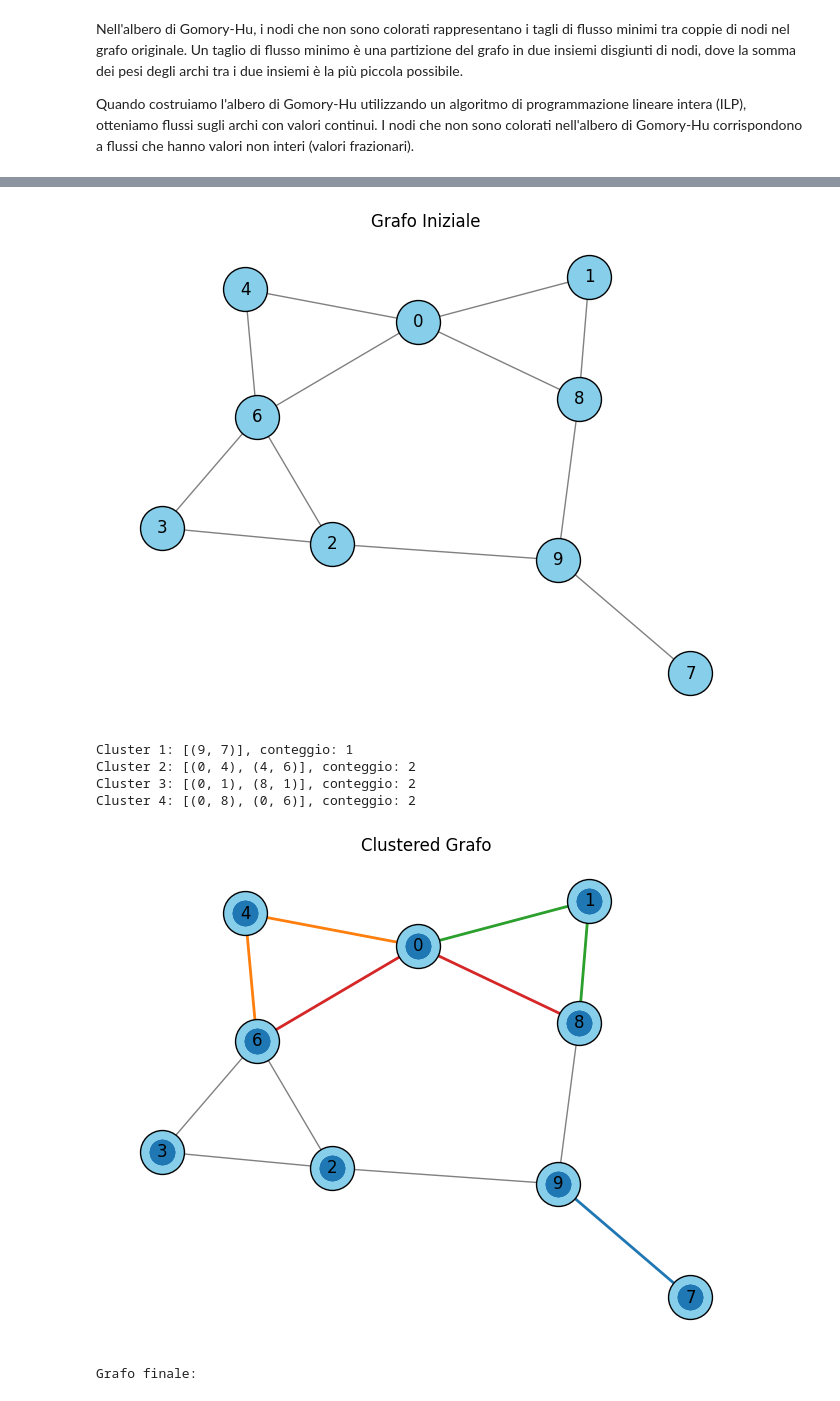
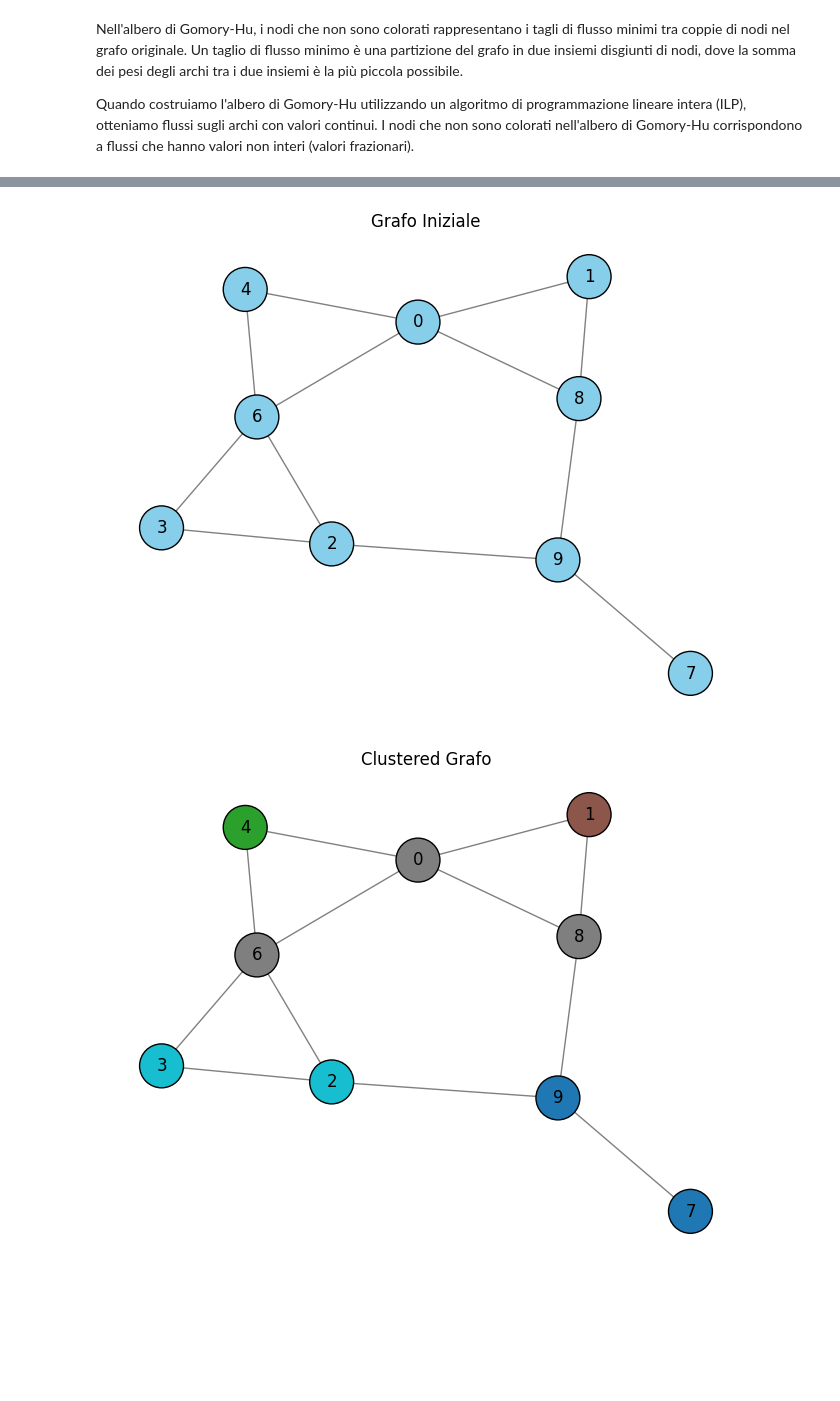
Before and after one commit to ele10-code/k-clustering, a Jupyter notebook: k-clustering.ipynb, the cells around one changed output, grey strips where cells are left out. Saved outputs shown, nothing was run; the diff lists cells and outputs as text; code cells hidden in the pictures; blank space fills up the shorter version.

Commit message:
k-means da modificare e k-clustering

```diff
--- a/k-clustering.ipynb
+++ b/k-clustering.ipynb
@@ -472,21 +640,16 @@ Quando costruiamo l'albero di Gomory-Hu utilizzando un algoritmo di programmazio
 import networkx as nx
 import matplotlib.pyplot as plt
 
-def plot_graph(graph, title, filename=None, colors=None):
+def plot_graph(graph, title, filename=None):
     pos = nx.spring_layout(graph, seed=42)
     labels = {node: str(node) for node in graph.nodes()}
-    nx.draw(graph, pos, with_labels=True, labels=labels, node_size=1000, node_color='skyblue', font_size=12, font_color='black', edge_color='gray', edgecolors='black', linewidths=1)
-
-    if colors:
-        for i, edges in enumerate(colors):
-            nx.draw(graph, pos, edgelist=edges, edge_color=f'C{i}', width=2.0)
+    node_colors = [graph.nodes[node].get("color", "skyblue") for node in graph.nodes()]
+    nx.draw(graph, pos, with_labels=True, labels=labels, node_size=1000, node_color=node_colors, cmap=plt.cm.tab10, font_size=12, font_color='black', edge_color='gray', edgecolors='black', linewidths=1)
 
     plt.title(title)
     if filename:
         plt.savefig(filename)
     plt.show()
-
-
 
 class Graph:
     def __init__(self):
@@ -514,25 +677,6 @@ def converti_grafo_personalizzato_in_networkx(grafo_personalizzato):
             G.add_edge(vertice, adiacente)
     return G
 
-
-""" def find_incident_edges(graph, node):
-    incident_edges = []
-    for u, v in graph.edges():
-        if u == node or v == node:
-            incident_edges.append((u, v))
-    return incident_edges
-
-def find_min_degree_node(graph):
-    min_degree = float('inf')
-    node_with_min_degree = None
-    for node in graph.nodes():
-        degree = len(graph.edges(node))
-        if degree < min_degree:
-            min_degree = degree
-            node_with_min_degree = node
-    return node_with_min_degree, min_degree """
-
-
 def find_incident_edges(graph, node):
     incident_edges = []
     for u, v in graph.edges():
@@ -552,15 +696,13 @@ def find_min_degree_node(graph):
 
 def divide_into_clusters(graph, k):
     clusters = []
-    counts = []
     for _ in range(k):
-        min_degree_node, min_degree = find_min_degree_node(graph)
+        min_degree_node, _ = find_min_degree_node(graph)
         incident_edges = find_incident_edges(graph, min_degree_node)
         graph.remove_edges_from(incident_edges)
         graph.remove_node(min_degree_node)
         clusters.append(incident_edges)
-        counts.append(min_degree)
-    return clusters, counts
+    return clusters
 
 if __name__ == "__main__":
     grafo = Graph()
@@ -571,7 +713,6 @@ if __name__ == "__main__":
     grafo.aggiungi_vertice(2)
     grafo.aggiungi_vertice(3)
     grafo.aggiungi_vertice(4)
-    # grafo.aggiungi_vertice(5)
     grafo.aggiungi_vertice(6)
     grafo.aggiungi_vertice(7)
     grafo.aggiungi_vertice(8)
@@ -586,45 +727,42 @@ if __name__ == "__main__":
     grafo.aggiungi_arco(6, 3)
     grafo.aggiungi_arco(6, 4)
     grafo.aggiungi_arco(6, 2)
     grafo.aggiungi_arco(2, 9)
     grafo.aggiungi_arco(3, 2)
     grafo.aggiungi_arco(8, 9)
     grafo.aggiungi_arco(9, 7)
 
     # Stampa il grafo
     grafo.stampa_grafo()
 
-# Disegno del grafo iniziale
+    # Disegno del grafo iniziale
     G_initial = converti_grafo_personalizzato_in_networkx(grafo)
     print("Grafo iniziale:")
     plot_graph(G_initial, "Grafo Iniziale", filename="grafo_iniziale.png")
 
-    # Divisione in cluster
+   # Divisione in cluster
     k = 4
-    clusters, counts = divide_into_clusters(G_initial.copy(), k)
+    clusters = divide_into_clusters(G_initial.copy(), k)
 
-    # Stampa i cluster e i conteggi
-    for i in range(k):
-        print(f"Cluster {i+1}: {clusters[i]}, conteggio: {counts[i]}")
+    # Assegna i nodi ai cluster sulla base della partizione
+    node_to_cluster = assign_nodes_to_clusters(clusters)
 
-    # Disegna i cluster in colori diversi
-    colors = clusters
-    plot_graph(G_initial, "Clustered Grafo", colors=colors)
+    # Aggiungi informazioni sul colore dei nodi nel grafo
+    for node, cluster in node_to_cluster.items():
+        G_initial.nodes[node]["color"] = cluster
+
+    # Disegna il grafo con colori diversi per i cluster
+    plot_graph(G_initial, "Clustered Grafo", filename="grafo_clustered.png")
 # %% [output]
 0 -> 8, 4, 6, 1
 1 -> 0, 8
 2 -> 6, 9, 3
 3 -> 6, 2
 4 -> 0, 6
 6 -> 0, 3, 4, 2
 7 -> 9
 8 -> 0, 1, 9
 9 -> 2, 8, 7
 Grafo iniziale:
 [figure]
-Cluster 1: [(9, 7)], conteggio: 1
-Cluster 2: [(0, 4), (4, 6)], conteggio: 2
-Cluster 3: [(0, 1), (8, 1)], conteggio: 2
-Cluster 4: [(0, 8), (0, 6)], conteggio: 2
-[figure, old version]
+[figure, new version]
-Grafo finale:
```
Also changed, not shown: parts of 7 cells of this notebook, 3 other files.
